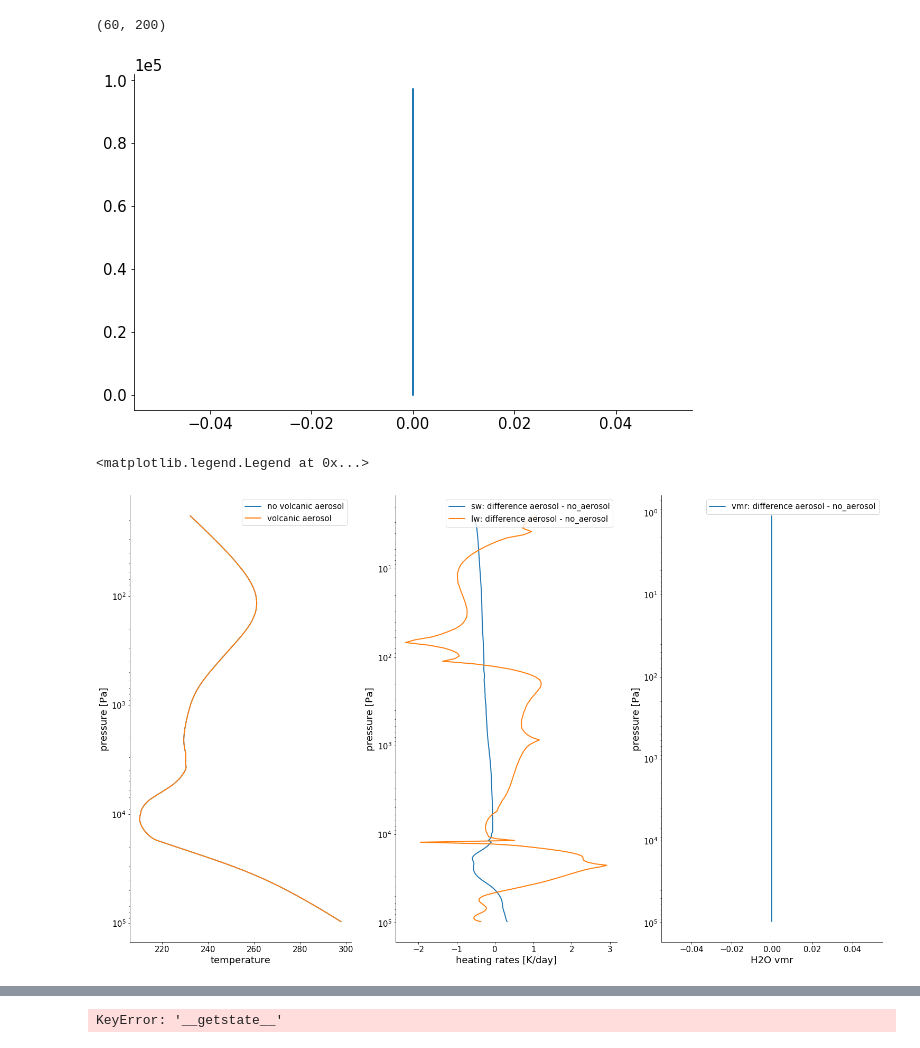
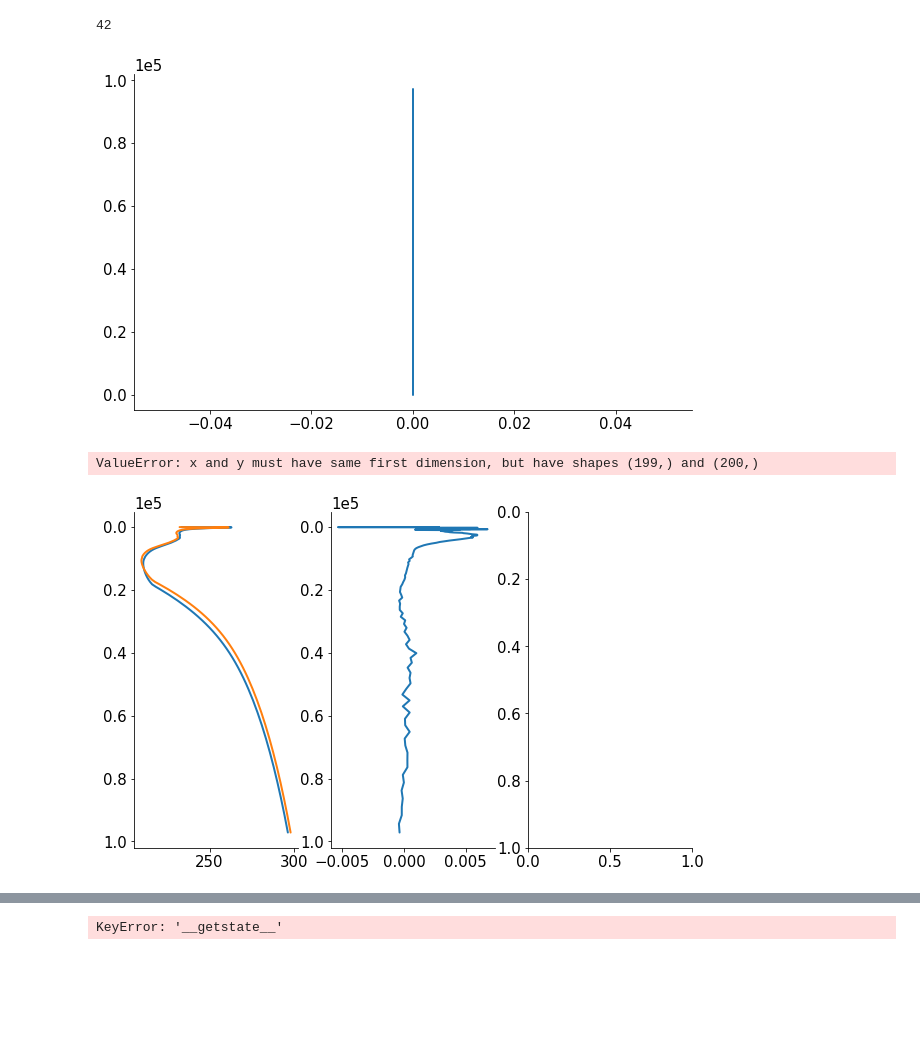
Before and after one commit to ClKroll/konradAeroModule, a Jupyter notebook: tutorials/volcanoExperiments.ipynb, the cells around one changed output, grey strips where cells are left out. Drawn from its saved outputs; the diff is of its cells as text; code cells hidden in the pictures; blank space fills up the shorter version.

```diff
--- a/tutorials/volcanoExperiments.ipynb
+++ b/tutorials/volcanoExperiments.ipynb
@@ -141,43 +146,44 @@ ax.plot(AerosolAtm['H2O'][0,:]-AerosolAtm['H2O'][0,:],dataAerosol['plev'])
 dataNoAerosol['radiation']['sw_htngrt'].shape
 dataNoAerosol['radiation']['lw_htngrt'].shape
 dataAerosol['radiation']['lw_htngrt'].shape
+dataNoAerosol['radiation']['sw_htngrt'].shape[0]-1
 # %% [output]
-(60, 200)
+42
 [figure]
 # %%
 fig,ax=plt.subplots(1,3)
 ax[0].plot(noAerosolAtm['T'][-1, 0:pressureLimitIndex], noAerosolAtm['plev'][0:pressureLimitIndex], label='no volcanic aerosol')
 ax[0].plot(AerosolAtm['T'][-1, 0:pressureLimitIndex], AerosolAtm['plev'][0:pressureLimitIndex], label='volcanic aerosol')
 plt.gca().invert_yaxis()
 ax[1].invert_yaxis()
 ax[0].invert_yaxis()
-ax[1].plot(-dataNoAerosol['radiation']['sw_htngrt'][81,:-10]+dataAerosol['radiation']['sw_htngrt'][0,:-10],dataNoAerosol['plev'][:-10], label='sw: difference aerosol - no_aerosol')
-ax[1].plot(-dataNoAerosol['radiation']['lw_htngrt'][81,:-10]+dataAerosol['radiation']['lw_htngrt'][0,:-10],dataAerosol['plev'][:-10], label='lw: difference aerosol - no_aerosol')
+ax[1].plot(-dataNoAerosol['radiation']['sw_htngrt'][dataNoAerosol['radiation']['sw_htngrt'].shape[0]-1,:]+dataAerosol['radiation']['sw_htngrt'][dataAerosol['radiation']['sw_htngrt'].shape[0]-1,:],dataNoAerosol['plev'][:], label='sw: difference aerosol - no_aerosol')
+ax[1].plot(-dataNoAerosol['radiation']['lw_htngrt'][dataNoAerosol['radiation']['sw_htngrt'].shape[0]-1,:-1]+dataAerosol['radiation']['lw_htngrt'][dataAerosol['radiation']['sw_htngrt'].shape[0]-1,:-1],dataAerosol['plev'][:], label='lw: difference aerosol - no_aerosol')
 ax[2].plot(-noAerosolAtm['H2O'][0,:]+AerosolAtm['H2O'][0,:],dataAerosol['plev'], label='vmr: difference aerosol - no_aerosol')
 #ax = plt.gca()
 #ax.set_ylim([pressureMin,max(atmosphere['plev'])])
 #plt.gca().invert_yaxis()
 ax[0].set_yscale('log')
 ax[1].set_yscale('log')
 ax[2].set_yscale('log')
 ax[2].invert_yaxis()
 
 plt.gca().invert_yaxis()
 #ax.plt(axis='equal')
 ax[0].set_xlabel('temperature')
 ax[0].set_ylabel('pressure [Pa]')
 plt.gca().set_aspect('equal', adjustable='box')
 ax[1].set_xlabel('heating rates [K/day]')
 ax[1].set_ylabel('pressure [Pa]')
 ax[2].set_xlabel('H2O vmr')
 ax[2].set_ylabel('pressure [Pa]')
 plt.subplots_adjust(bottom=0, left=.01, right=1.99, top=1.90, hspace=.45)
 ax[0].legend()
 ax[1].legend()
 ax[2].legend()
 # %% [output]
-<matplotlib.legend.Legend at 0x...>
+ValueError: x and y must have same first dimension, but have shapes (199,) and (200,)
-[figure, old version]
+[figure, new version]
 # %%
 from netCDF4 import Dataset
 dataNoAerosol=Dataset('/scratch/local1/m300733/convergence5.nc')
```
Also changed, not shown: parts of 2 cells of this notebook.
